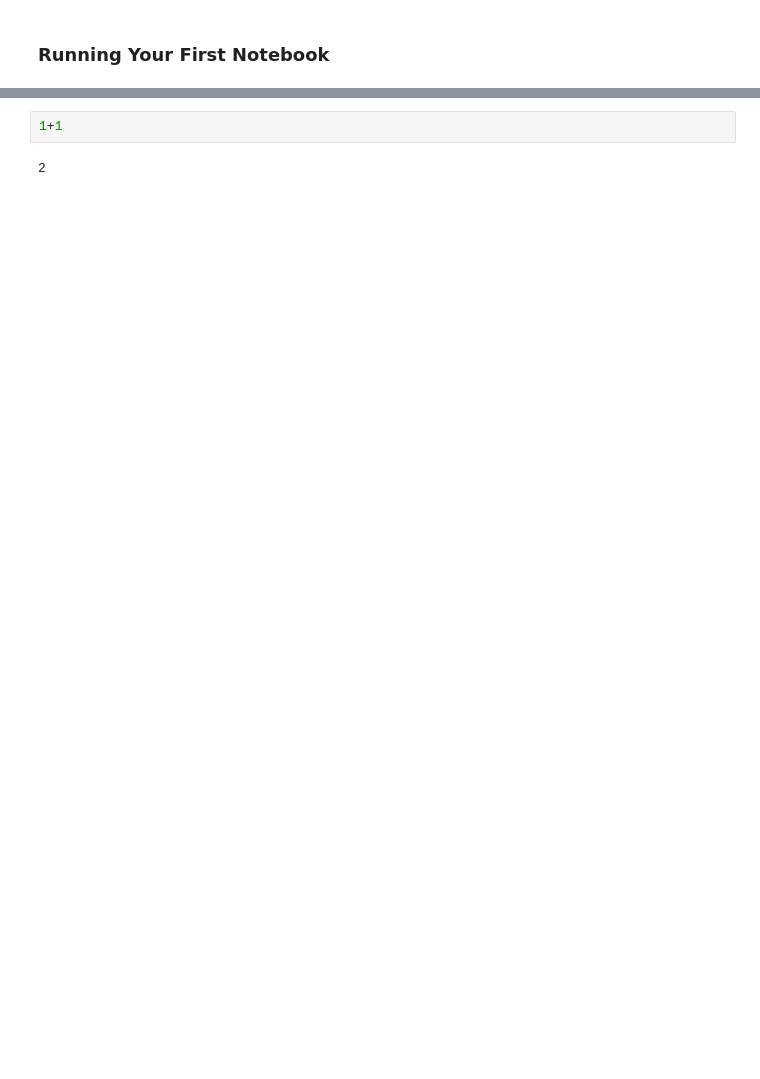
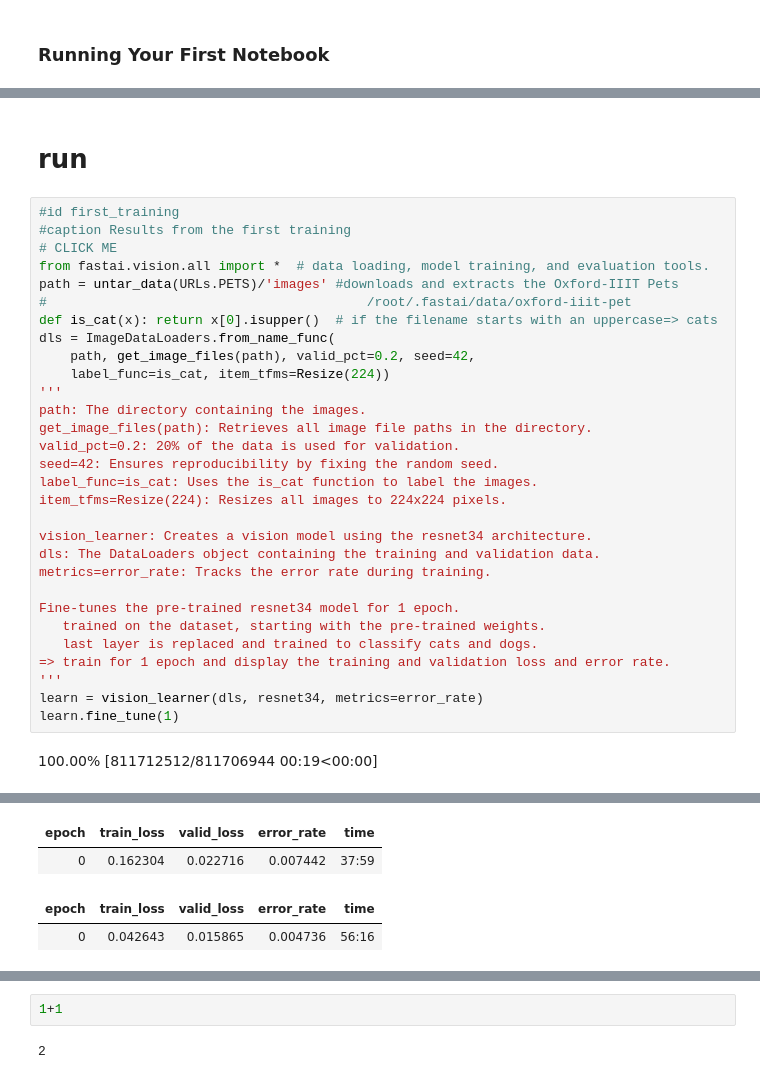
Before and after one commit to nabnaj/fastbook, a Jupyter notebook: 01_intro.ipynb, the cells around one changed output, grey strips where cells are left out. Drawn from its saved outputs; the diff is of its cells as text; blank space fills up the shorter version.

```diff
--- a/01_intro.ipynb
+++ b/01_intro.ipynb
@@ -257,0 +208,34 @@ You just saw how a cell that outputs a table looks inside the book. Here is an e
+# %% [markdown]
+# run
+# %%
+#id first_training
+#caption Results from the first training
+# CLICK ME
+from fastai.vision.all import *  # data loading, model training, and evaluation tools.
+path = untar_data(URLs.PETS)/'images' #downloads and extracts the Oxford-IIIT Pets
+#                                         /root/.fastai/data/oxford-iiit-pet
+def is_cat(x): return x[0].isupper()  # if the filename starts with an uppercase=> cats
+dls = ImageDataLoaders.from_name_func(
+    path, get_image_files(path), valid_pct=0.2, seed=42,
+    label_func=is_cat, item_tfms=Resize(224))
+'''
+path: The directory containing the images.
+get_image_files(path): Retrieves all image file paths in the directory.
+valid_pct=0.2: 20% of the data is used for validation.
+seed=42: Ensures reproducibility by fixing the random seed.
+label_func=is_cat: Uses the is_cat function to label the images.
+item_tfms=Resize(224): Resizes all images to 224x224 pixels.
+
+vision_learner: Creates a vision model using the resnet34 architecture.
+dls: The DataLoaders object containing the training and validation data.
+metrics=error_rate: Tracks the error rate during training.
+
+Fine-tunes the pre-trained resnet34 model for 1 epoch.
+   trained on the dataset, starting with the pre-trained weights.
+   last layer is replaced and trained to classify cats and dogs.
+=> train for 1 epoch and display the training and validation loss and error rate.
+'''
+learn = vision_learner(dls, resnet34, metrics=error_rate)
+learn.fine_tune(1)
+# %% [output]
+100.00% [811712512/811706944 00:19<00:00]
@@ -257,0 +243,4 @@ You just saw how a cell that outputs a table looks inside the book. Here is an e
+| epoch | train_loss | valid_loss | error_rate | time |
+| 0 | 0.162304 | 0.022716 | 0.007442 | 37:59 |
+| epoch | train_loss | valid_loss | error_rate | time |
+| 0 | 0.042643 | 0.015865 | 0.004736 | 56:16 |
```
Also changed, not shown: parts of 153 cells of this notebook.
